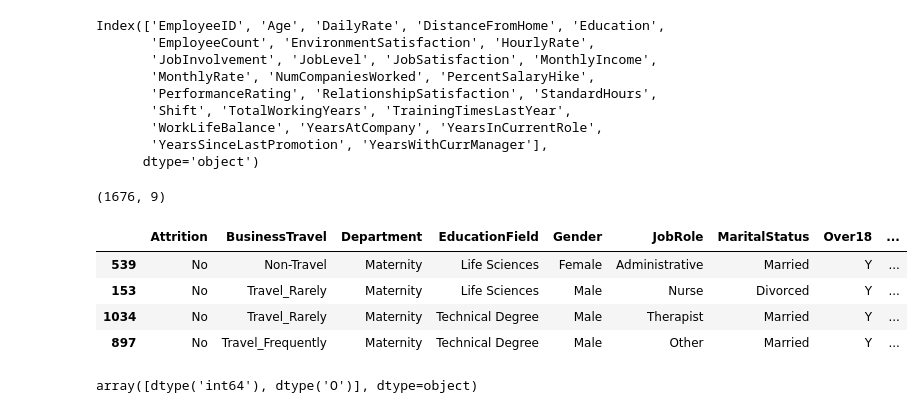
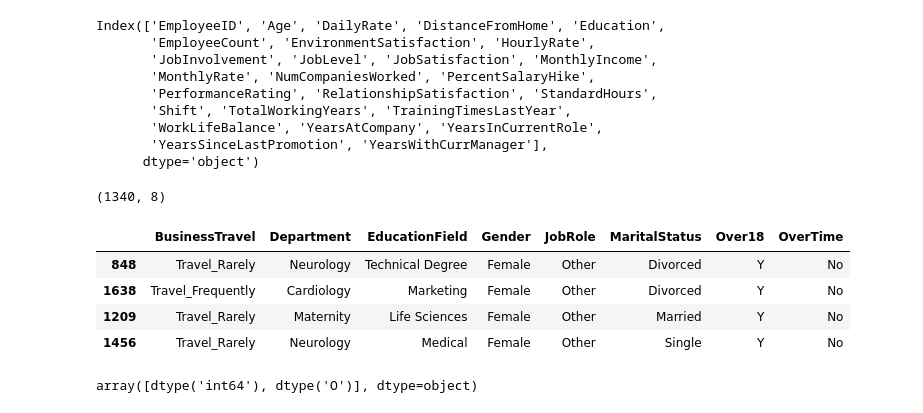
Before and after one commit to Kovindu555/Employee-Attrition-Multiclass-Prediction, a Jupyter notebook: data_preprocessing.ipynb, the cells around one changed output. Drawn from its saved outputs; the diff is of its cells as text; code cells hidden in the pictures.

```diff
--- a/data_preprocessing.ipynb
+++ b/data_preprocessing.ipynb
@@ -36,0 +39,3 @@ del dataframe # For original dataset safety
+# %%
+y = dframe['Attrition']
+X = dframe.drop('Attrition', axis=1)
@@ -36,0 +44,2 @@ del dataframe # For original dataset safety
+# %%
+X_train, X_test, y_train, y_test = train_test_split(X, y, test_size=0.2, random_state=42)
@@ -48,16 +69,16 @@ Index(['EmployeeID', 'Age', 'DailyRate', 'DistanceFromHome', 'Education',
        'YearsSinceLastPromotion', 'YearsWithCurrManager'],
       dtype='object')
 # %%
-df = dframe.select_dtypes(include='object')
+df = X_train.select_dtypes(include='object')
 display(df.shape)
 df.sample(4)
 # %% [output]
-(1676, 9)
+(1340, 8)
-|  | Attrition | BusinessTravel | Department | EducationField | Gender | JobRole | MaritalStatus | Over18 | ... |
-| 539 | No | Non-Travel | Maternity | Life Sciences | Female | Administrative | Married | Y | ... |
-| 153 | No | Travel_Rarely | Maternity | Life Sciences | Male | Nurse | Divorced | Y | ... |
-| 1034 | No | Travel_Rarely | Maternity | Technical Degree | Male | Therapist | Married | Y | ... |
-| 897 | No | Travel_Frequently | Maternity | Technical Degree | Male | Other | Married | Y | ... |
+|  | BusinessTravel | Department | EducationField | Gender | JobRole | MaritalStatus | Over18 | OverTime |
+| 848 | Travel_Rarely | Neurology | Technical Degree | Female | Other | Divorced | Y | No |
+| 1638 | Travel_Frequently | Cardiology | Marketing | Female | Other | Divorced | Y | No |
+| 1209 | Travel_Rarely | Maternity | Life Sciences | Female | Other | Married | Y | No |
+| 1456 | Travel_Rarely | Neurology | Medical | Female | Other | Single | Y | No |
 # %%
 (dframe.dtypes).unique()
 # %% [output]
```
Also changed, not shown: parts of 48 cells of this notebook.
